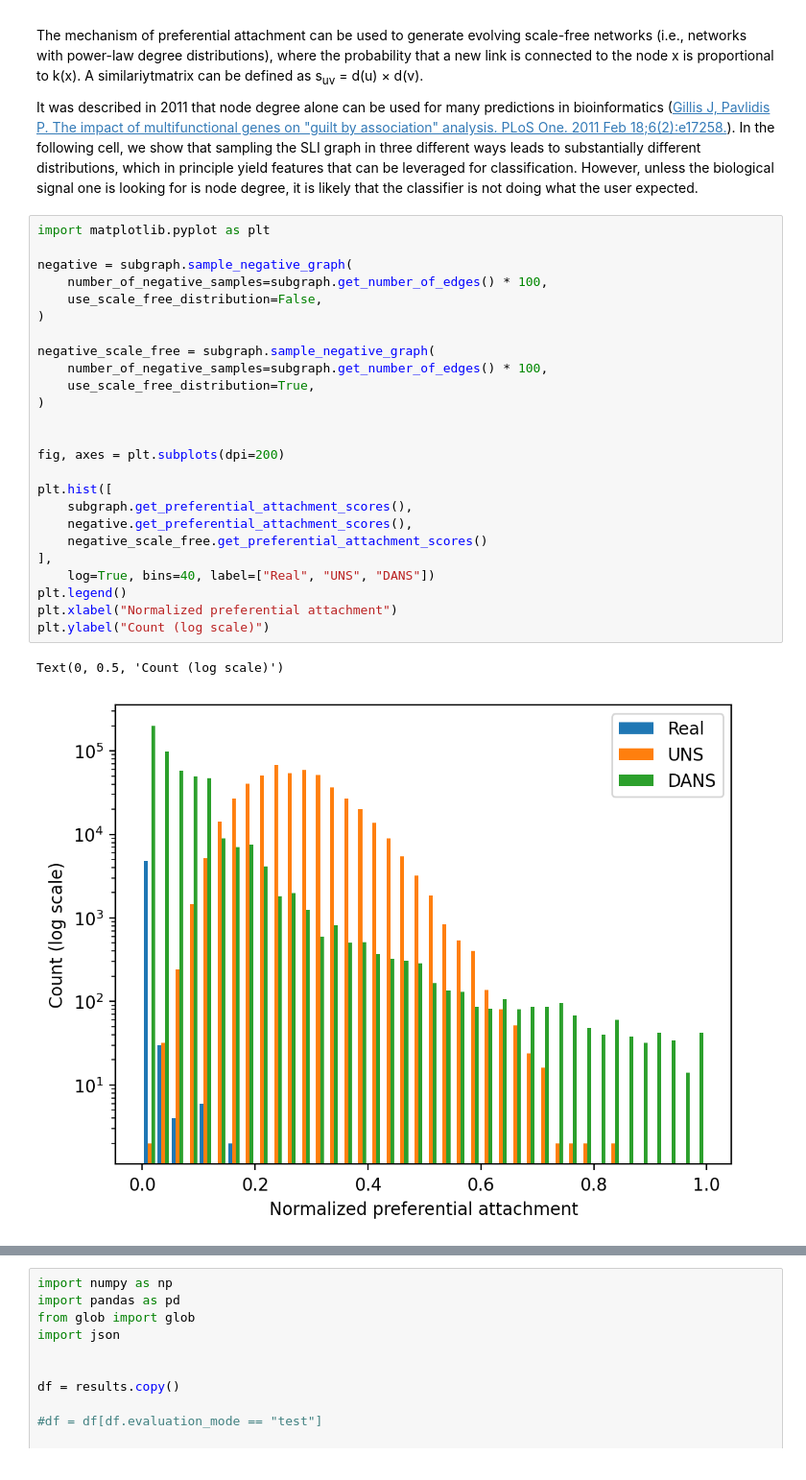
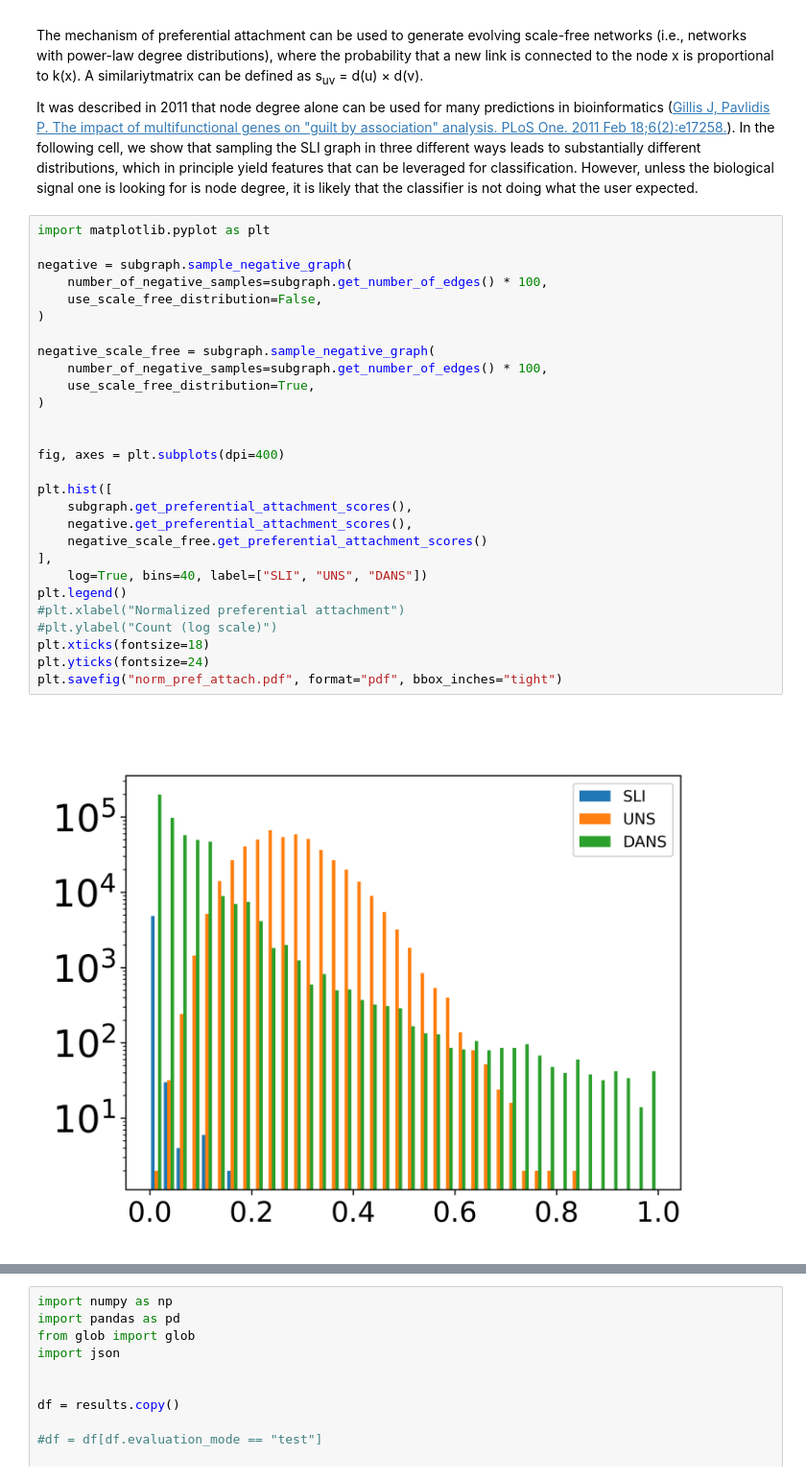
Before and after one commit to monarch-initiative/negativeExampleSelection, a Jupyter notebook: degreeBias.ipynb, the cells around one changed output, grey strips where cells are left out. Shown at 96% size. Drawn from its saved outputs; the diff is of its cells as text.

```diff
--- a/degreeBias.ipynb
+++ b/degreeBias.ipynb
@@ -119,30 +121,32 @@ connected to the node x is proportional to k(x). A similariytmatrix can be defin
 # %%
 import matplotlib.pyplot as plt
 
 negative = subgraph.sample_negative_graph(
     number_of_negative_samples=subgraph.get_number_of_edges() * 100,
     use_scale_free_distribution=False,
 )
 
 negative_scale_free = subgraph.sample_negative_graph(
     number_of_negative_samples=subgraph.get_number_of_edges() * 100,
     use_scale_free_distribution=True,
 )
 
 
-fig, axes = plt.subplots(dpi=200)
+fig, axes = plt.subplots(dpi=400)
 
 plt.hist([
     subgraph.get_preferential_attachment_scores(),
     negative.get_preferential_attachment_scores(),
     negative_scale_free.get_preferential_attachment_scores()
 ],
-    log=True, bins=40, label=["Real", "UNS", "DANS"])
+    log=True, bins=40, label=["SLI", "UNS", "DANS"])
 plt.legend()
-plt.xlabel("Normalized preferential attachment")
-plt.ylabel("Count (log scale)")
+#plt.xlabel("Normalized preferential attachment")
+#plt.ylabel("Count (log scale)")
+plt.xticks(fontsize=18)
+plt.yticks(fontsize=24)
+plt.savefig("norm_pref_attach.pdf", format="pdf", bbox_inches="tight")
 # %% [output]
-Text(0, 0.5, 'Count (log scale)')
-[figure, old version]
+[figure, new version]
 # %% [markdown]
 <h2>Plotting results of node-degree based classification</h2>
```
Also changed, not shown: parts of 14 cells of this notebook, 1 other file.
